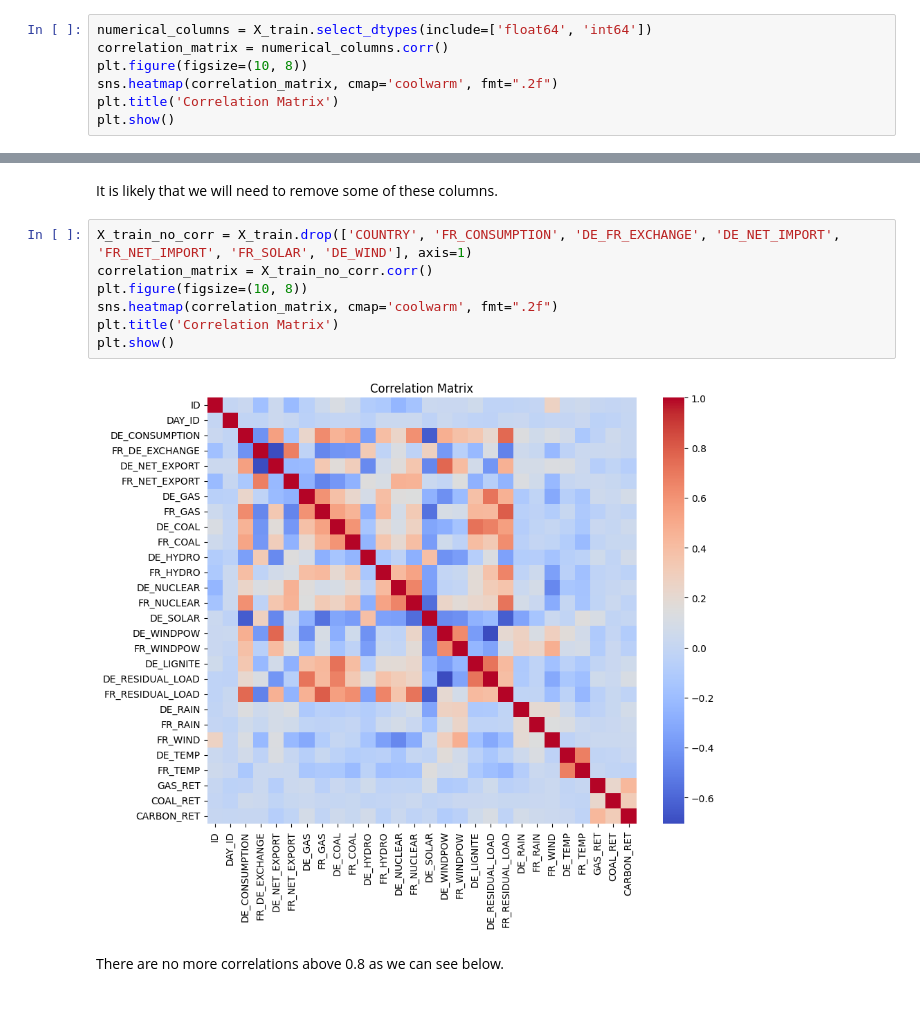
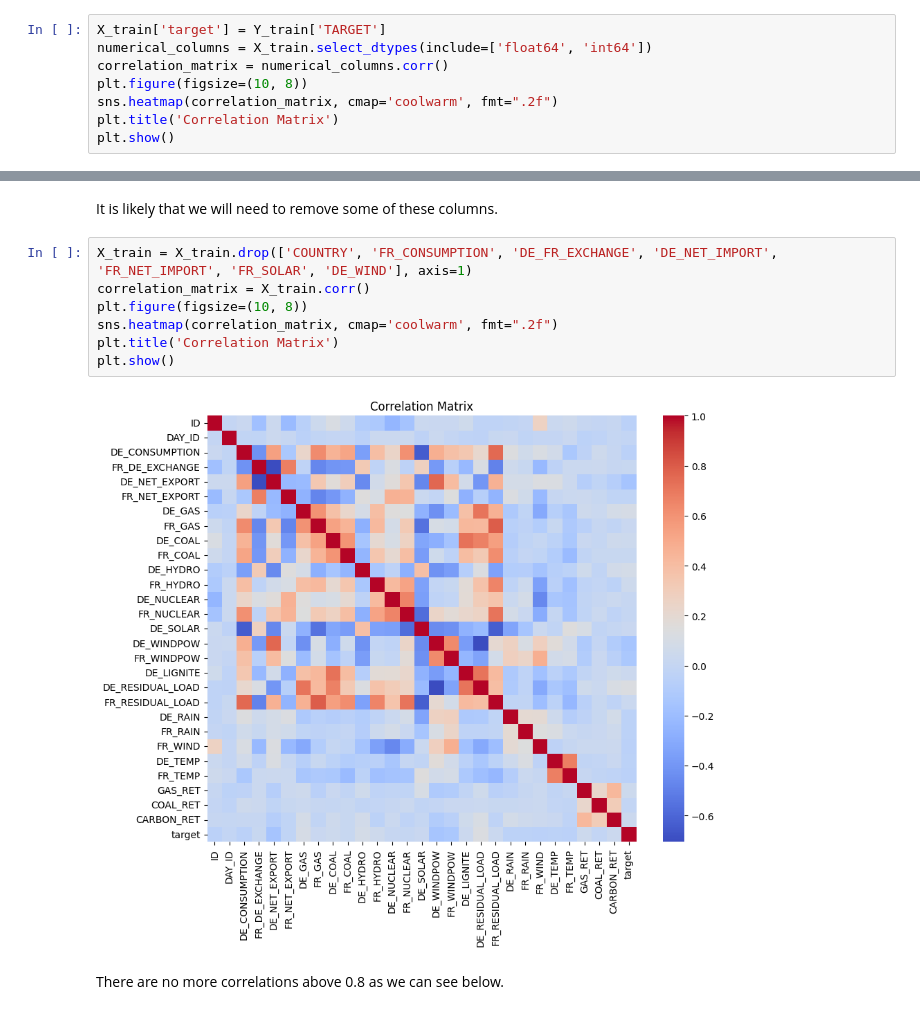
Before and after one commit to rngaili/Electricity-Price-Prediction, a Jupyter notebook: Benchmark_QRT_en.ipynb, the cells around one changed output, grey strips where cells are left out. Drawn from its saved outputs; the diff is of its cells as text.

Commit message:
update corr

```diff
--- a/Benchmark_QRT_en.ipynb
+++ b/Benchmark_QRT_en.ipynb
@@ -113,4 +89,5 @@ We can plot the correlation matrix to see whether any columns are correlated.
 # %%
+X_train['target'] = Y_train['TARGET']
 numerical_columns = X_train.select_dtypes(include=['float64', 'int64'])
 correlation_matrix = numerical_columns.corr()
 plt.figure(figsize=(10, 8))
@@ -144,14 +121,14 @@ From the correlation plot, we observe the following correlations:
 # %% [markdown]
 It is likely that we will need to remove some of these columns.
 # %%
-X_train_no_corr = X_train.drop(['COUNTRY', 'FR_CONSUMPTION', 'DE_FR_EXCHANGE', 'DE_NET_IMPORT', 'FR_NET_IMPORT', 'FR_SOLAR', 'DE_WIND'], axis=1)
-correlation_matrix = X_train_no_corr.corr()
+X_train = X_train.drop(['COUNTRY', 'FR_CONSUMPTION', 'DE_FR_EXCHANGE', 'DE_NET_IMPORT', 'FR_NET_IMPORT', 'FR_SOLAR', 'DE_WIND'], axis=1)
+correlation_matrix = X_train.corr()
 plt.figure(figsize=(10, 8))
 sns.heatmap(correlation_matrix, cmap='coolwarm', fmt=".2f")
 plt.title('Correlation Matrix')
 plt.show()
 # %% [output]
-[figure, old version]
+[figure, new version]
 # %% [markdown]
 There are no more correlations above 0.8 as we can see below.
 # %%
```
Also changed, not shown: parts of 44 cells of this notebook.
